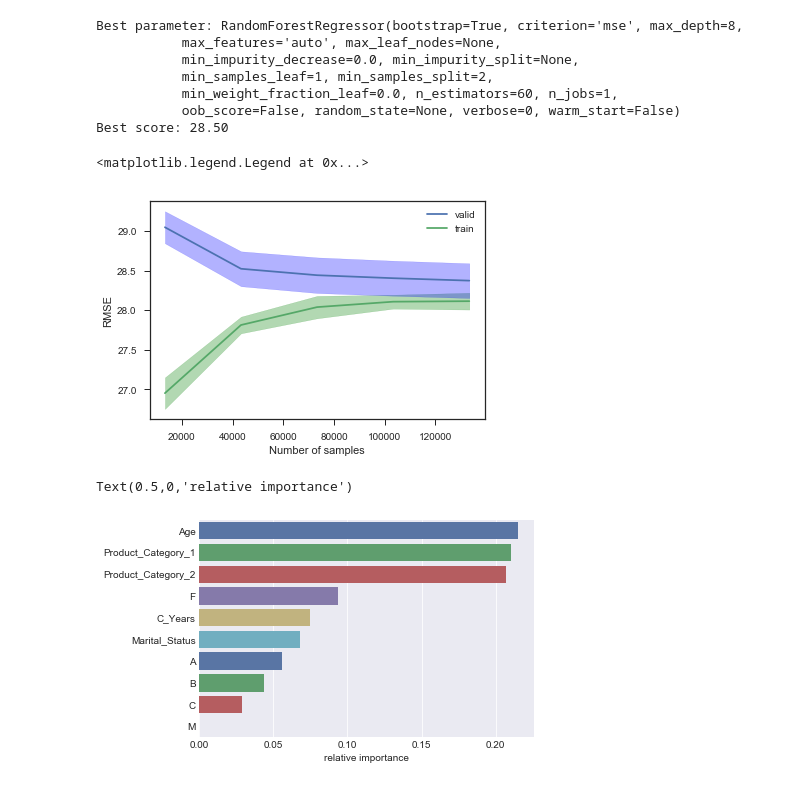
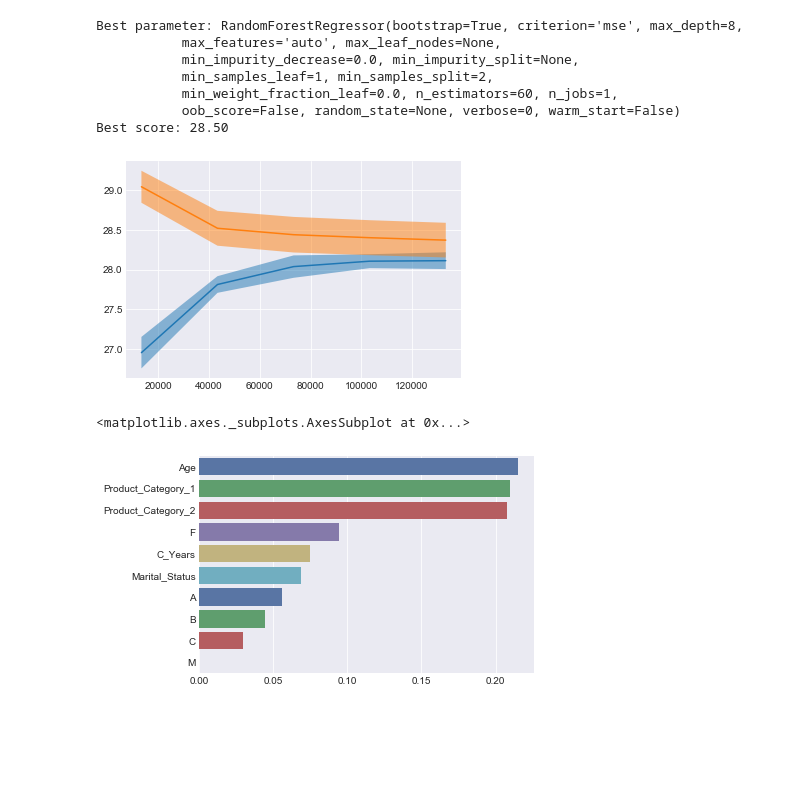
Before and after one commit to ahm320/Black_Firday, a Jupyter notebook: Black_Friday.ipynb, the cells around one changed output. Drawn from its saved outputs; the diff is of its cells as text; code cells hidden in the pictures; blank space fills up the shorter version.

```diff
--- a/Black_Friday.ipynb
+++ b/Black_Friday.ipynb
@@ -357,29 +312,23 @@ train_sizes, train_scores, valid_scores = learning_curve(XGBRegressor(booster='g
 # %%
 train_scores = np.sqrt(abs(train_scores))
-valid_scores = np.sqrt(abs(valid_scores))
-train_scores_mean = np.mean(train_scores, axis=1)
-train_scores_std = np.std(train_scores, axis=1)
-valid_scores_mean = np.mean(valid_scores, axis=1)
-valid_scores_std = np.std(valid_scores, axis=1)
-
-plt.figure()
-plt.plot(train_sizes,valid_scores_mean,label='valid')
-plt.plot(train_sizes,train_scores_mean,label='train')
-plt.fill_between(train_sizes, train_scores_mean - train_scores_std, train_scores_mean + train_scores_std, alpha=0.3,color="g")
-plt.fill_between(train_sizes, valid_scores_mean - valid_scores_std,valid_scores_mean + valid_scores_std, alpha=0.3, color="b")
-plt.xlabel('Number of samples')
-plt.ylabel('RMSE')
-plt.legend()
+test_scores = np.sqrt(abs(test_scores))
+train_mean = np.mean(train_scores, axis=1)
+train_std = np.std(train_scores, axis=1)
+test_mean = np.mean(test_scores, axis=1)
+test_std = np.std(test_scores, axis=1)
+plt.plot(train_sizes, train_mean)
+plt.plot(train_sizes, test_mean)
+plt.fill_between(train_sizes, train_mean - train_std, train_mean + train_std,alpha=0.5)
+plt.fill_between(train_sizes, test_mean - test_std, test_mean + test_std,alpha=0.5)
+plt.show()
 # %% [output]
-<matplotlib.legend.Legend at 0x...>
-[figure, old version]
+[figure, new version]
 # %%
-rf = XGBRegressor(booster='gbtree',max_depth=6,learning_rate=0.15).fit(X,y)
-f_im = rf.feature_importances_.round(3)
-ser_rank = pd.Series(f_im,index=X.columns).sort_values(ascending=False)
+model = XGBRegressor(booster='gbtree',max_depth=6,learning_rate=0.15).fit(X,y)
+feature_importance = model.feature_importances_
+order = pd.Series(feature_importance,index=X.columns).sort_values(ascending=False)
 plt.figure()
-sns.barplot(y=ser_rank.index,x=ser_rank.values,palette='deep')
-plt.xlabel('relative importance')
+sns.barplot(y=order.index,x=order.values,palette='deep')
 # %% [output]
-Text(0.5,0,'relative importance')
+<matplotlib.axes._subplots.AxesSubplot at 0x...>
-[figure, old version]
+[figure, new version]
```
Also changed, not shown: parts of 8 cells of this notebook.
